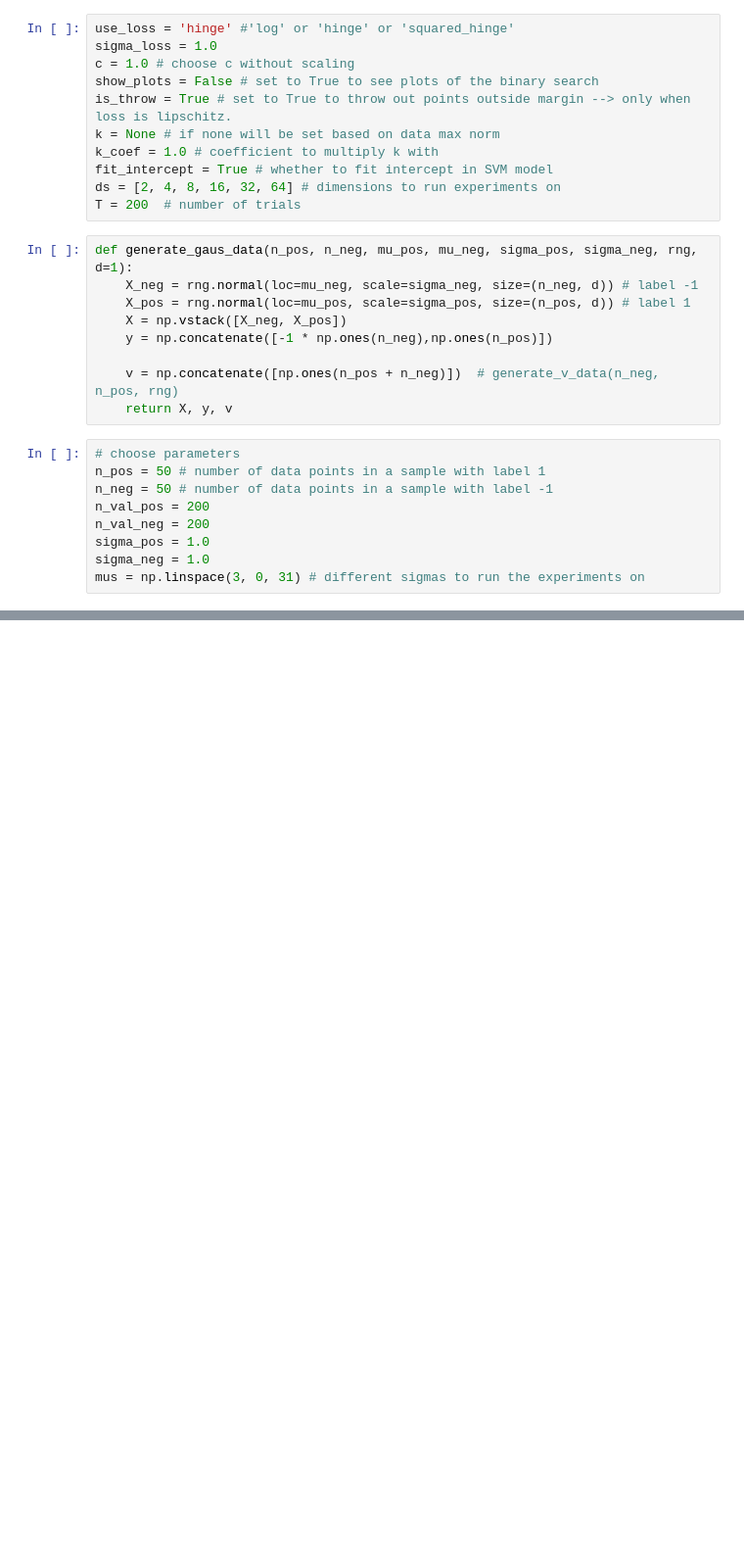
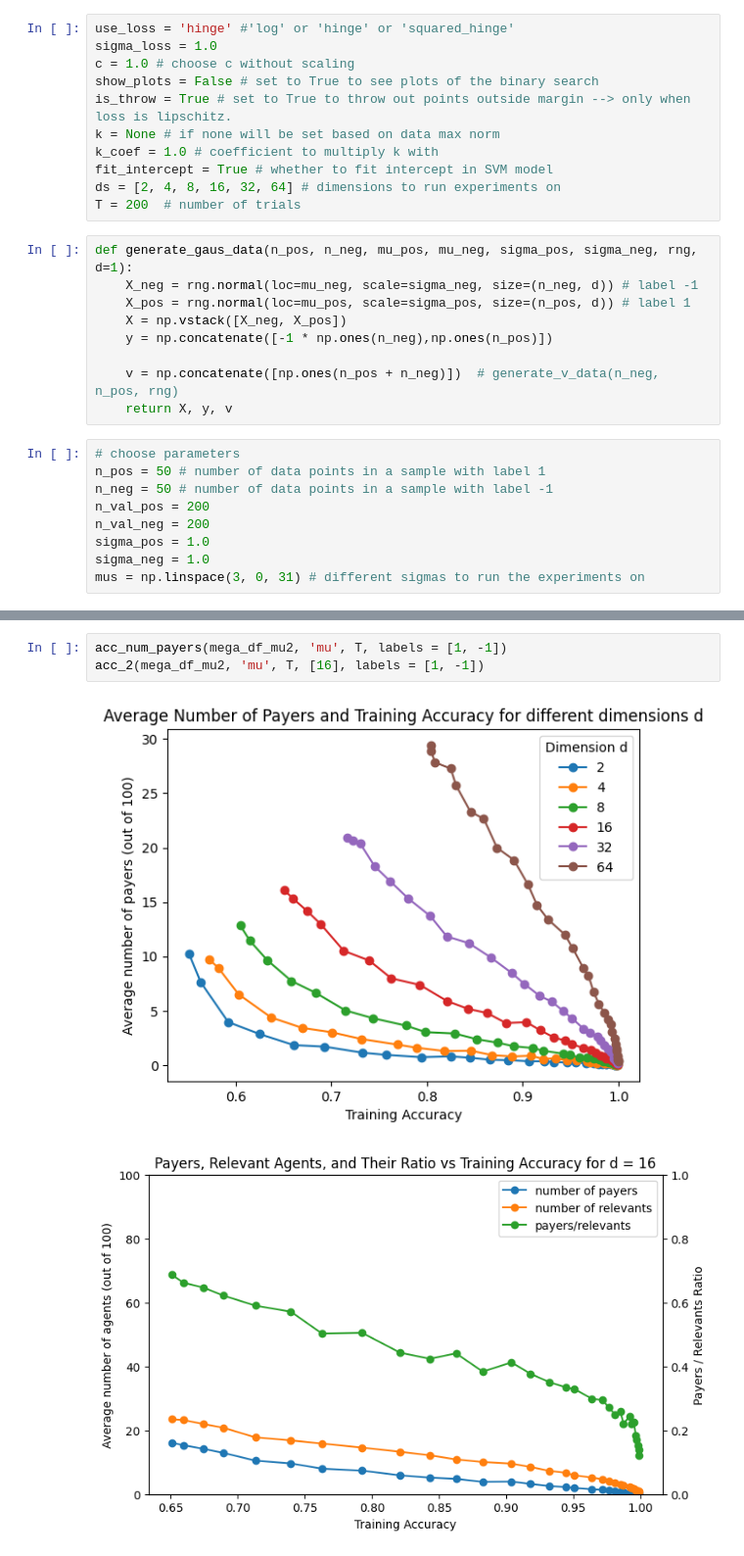
Before and after one commit to BML-Technion/accuracy_auctions, a Jupyter notebook: vary_acc.ipynb, the cells around one changed output, grey strips where cells are left out. Shown at 98% size. Drawn from its saved outputs; the diff is of its cells as text; blank space fills up the shorter version.

```diff
--- a/vary_acc.ipynb
+++ b/vary_acc.ipynb
@@ -139,2 +103,8 @@ merged_df = pd.merge(
+# %%
+acc_num_payers(mega_df_mu2, 'mu', T, labels = [1, -1])
+acc_2(mega_df_mu2, 'mu', T, [16], labels = [1, -1])
+# %% [output]
+[figure, added]
+[figure, added]
 # %%
 acc_num_payers(mega_df_mu, 'mu', T, labels = [1, -1])
```
Also changed, not shown: parts of 17 cells of this notebook, 7 other files.
